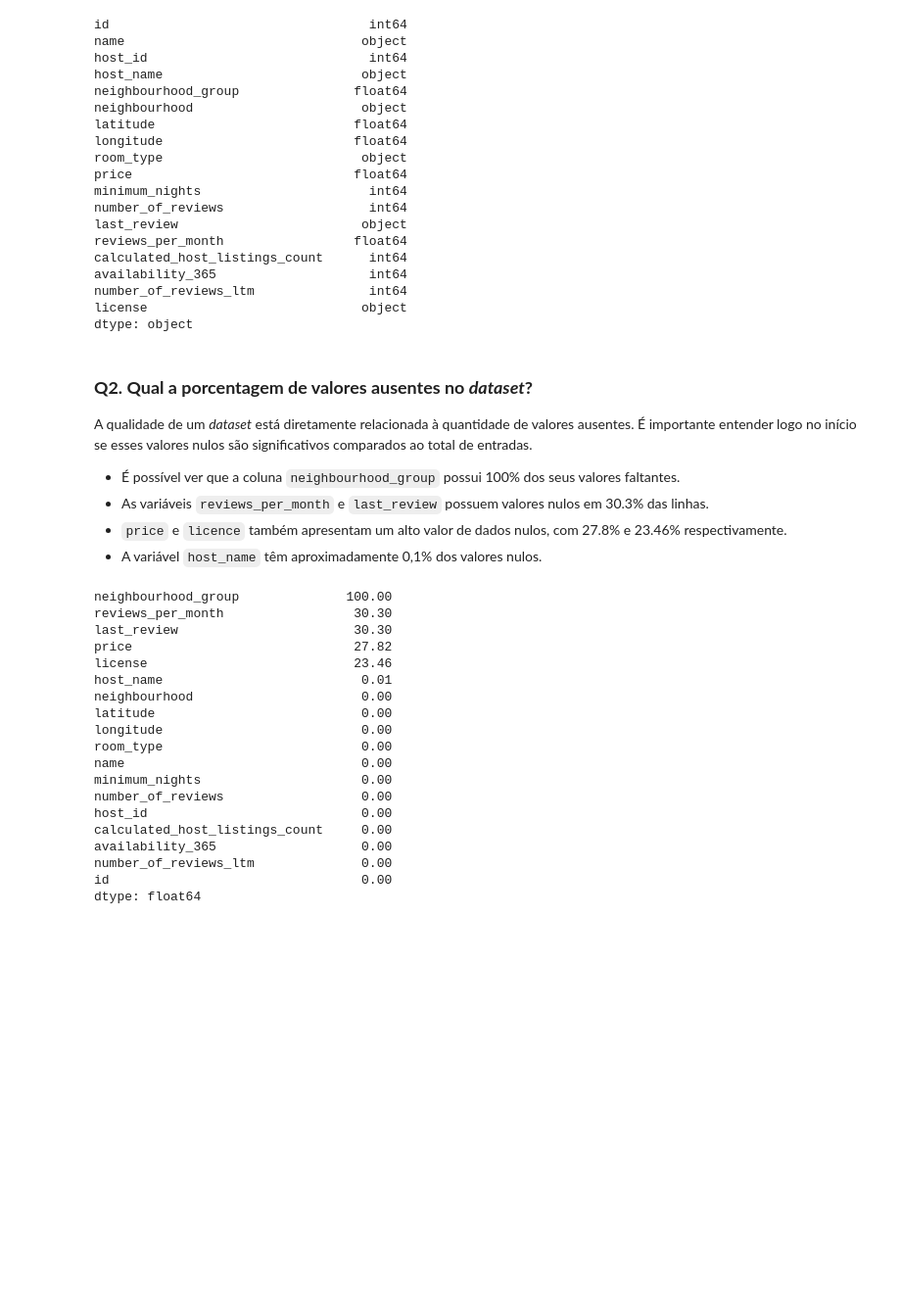
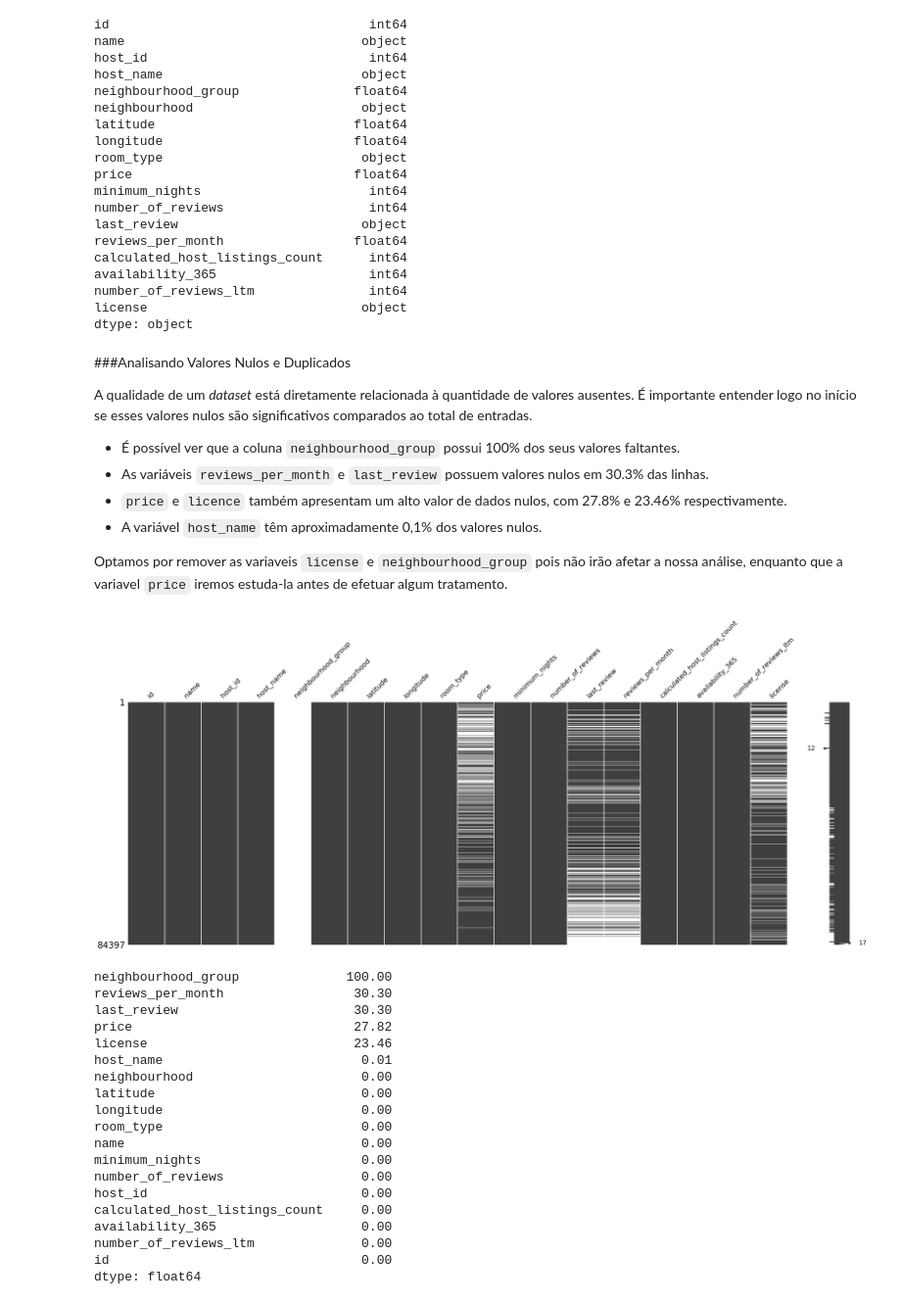
Before and after one commit to gabriel-cm-saldanha/AirbnbAnalysis, a Jupyter notebook: Analisando_os_Dados_do_Airbnb.ipynb, the cells around one changed output. Shown at 98% size. Saved outputs shown, nothing was run; the diff lists cells and outputs as text; code cells hidden in the pictures; blank space fills up the shorter version.

```diff
--- a/Analisando_os_Dados_do_Airbnb.ipynb
+++ b/Analisando_os_Dados_do_Airbnb.ipynb
@@ -109,7 +126,7 @@ number_of_reviews_ltm               int64
 license                            object
 dtype: object
 # %% [markdown]
-### **Q2. Qual a porcentagem de valores ausentes no *dataset*?**
+###Analisando Valores Nulos e Duplicados
 
 A qualidade de um *dataset* está diretamente relacionada à quantidade de valores ausentes. É importante entender logo no início se esses valores nulos são significativos comparados ao total de entradas.
 
@@ -117,6 +134,12 @@ A qualidade de um *dataset* está diretamente relacionada à quantidade de valor
 * As variáveis `reviews_per_month` e `last_review` possuem valores nulos em 30.3% das linhas.
 * `price` e `licence` também apresentam um alto valor de dados nulos, com 27.8% e 23.46% respectivamente.
 * A variável `host_name` têm aproximadamente 0,1% dos valores nulos.
+
+Optamos por remover as variaveis `license` e `neighbourhood_group` pois não irão afetar a nossa análise, enquanto que a variavel `price` iremos estuda-la antes de efetuar algum tratamento.
+# %%
+msno.matrix(df, figsize=(30,10));
+# %% [output]
+[figure, added]
 # %%
 # ordenar em ordem decrescente as variáveis por seus valores ausentes
 (df.isnull().sum() / df.shape[0] * 100).sort_values(ascending = False)
```
Also changed, not shown: parts of 80 cells of this notebook.
